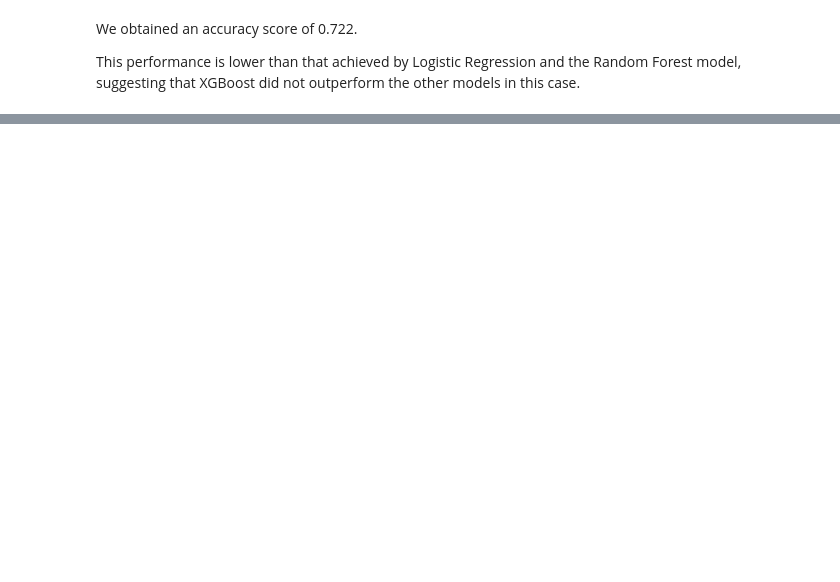
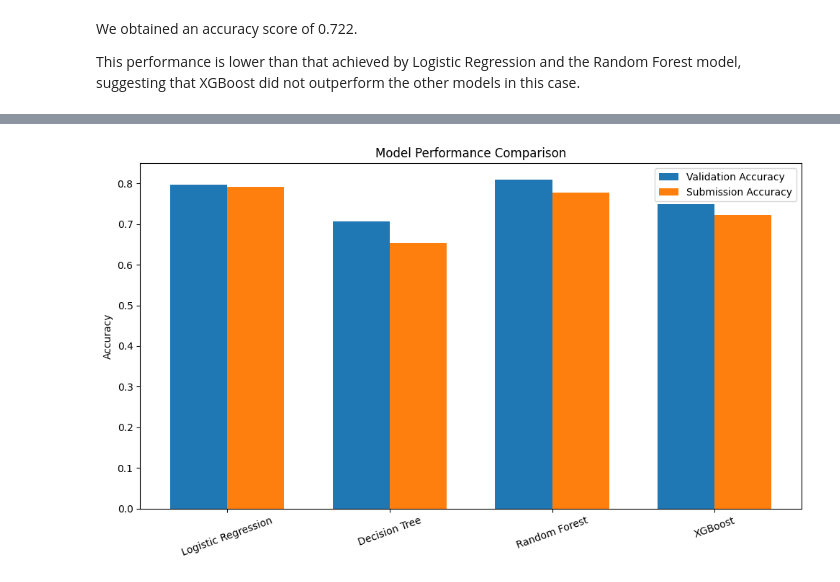
Before and after one commit to HamzaLatif02/Loan_Prediction, a Jupyter notebook: code/data.ipynb, the cells around one changed output, grey strips where cells are left out. Cells and saved outputs as stored; diff of their text form; code cells hidden in the pictures; blank space fills up the shorter version.

```diff
--- a/code/data.ipynb
+++ b/code/data.ipynb
@@ -1215,0 +1231,22 @@ This performance is lower than that achieved by Logistic Regression and the Rand
+# %%
+models = ['Logistic Regression', 'Decision Tree', 'Random Forest', 'XGBoost']
+
+validation_scores = [0.796, 0.707, 0.809, 0.749]
+submission_scores = [0.792, 0.653, 0.778, 0.722]
+
+x = np.arange(len(models))
+width = 0.35
+
+plt.figure(figsize=(10, 6))
+plt.bar(x - width/2, validation_scores, width, label='Validation Accuracy')
+plt.bar(x + width/2, submission_scores, width, label='Submission Accuracy')
+
+plt.xticks(x, models, rotation=20)
+plt.ylabel('Accuracy')
+plt.title('Model Performance Comparison')
+plt.legend()
+
+plt.tight_layout()
+plt.show()
+# %% [output]
+[figure, added]
```
Also changed, not shown: parts of 4 cells of this notebook.
